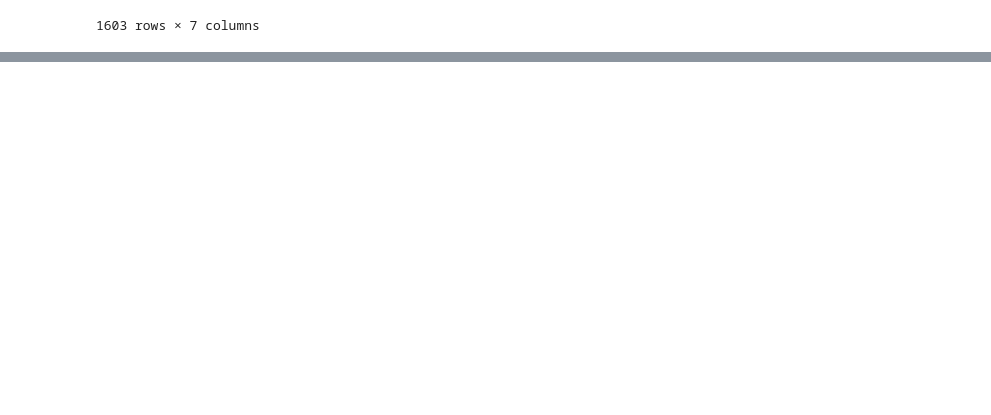
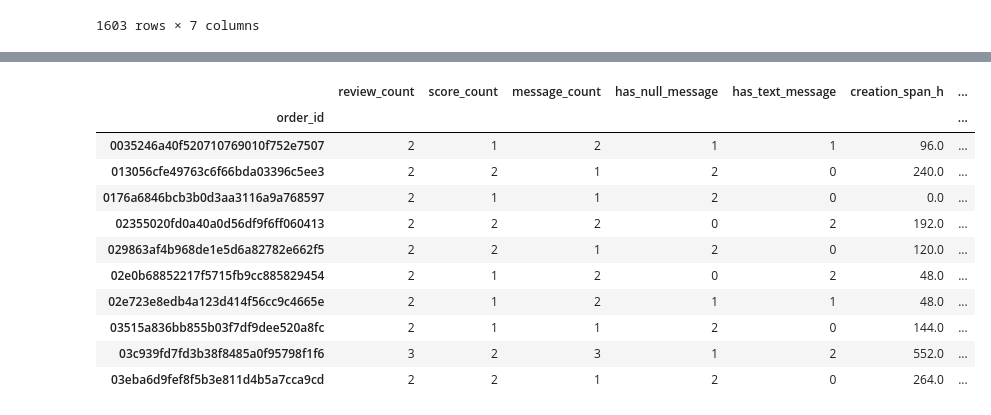
Before and after one commit to Hna2005/ecommerce-operations-analysis, a Jupyter notebook: notebooks/01-data-audit.ipynb, the cells around one changed output, grey strips where cells are left out. Drawn from its saved outputs; the diff is of its cells as text; code cells hidden in the pictures; blank space fills up the shorter version.

```diff
--- a/notebooks/01-data-audit.ipynb
+++ b/notebooks/01-data-audit.ipynb
@@ -397,0 +335,20 @@ same_score_no_message
+# %%
+# Ensure date columns are datetime dtype
+reviews["review_creation_date"] = pd.to_datetime(reviews["review_creation_date"])
+reviews["review_answer_timestamp"] = pd.to_datetime(reviews["review_answer_timestamp"])
+
+# Compute time spans between first and last review per order
+time_diff = (
+    reviews
+    .groupby("order_id")
+    .agg(
+        n_reviews=("review_id", "count"),
+        # Difference between latest and earliest creation date, in seconds
+        creation_span=("review_creation_date", lambda s: (s.max() - s.min()).total_seconds()),
+        # Difference between latest and earliest answer timestamp, in seconds
+        answer_span=("review_answer_timestamp", lambda s: (s.max() - s.min()).total_seconds()),
+    )
+    .query("n_reviews > 1")  # Keep only orders with more than 1 review
+)
+
+time_diff.head()
@@ -397,0 +363,30 @@ same_score_no_message
+# %%
+# Merge time-based features into review_group
+review_group_t = review_group.join(
+    time_diff[["creation_span", "answer_span"]],
+    how="left"
+)
+
+# Convert seconds to hours for readability
+review_group_t["creation_span_h"] = review_group_t["creation_span"] / 3600
+review_group_t["answer_span_h"] = review_group_t["answer_span"] / 3600
+
+# Show only multi-review orders
+review_group_t.query("review_count > 1")[
+    ["review_count", "score_count", "message_count",
+     "has_null_message", "has_text_message",
+     "creation_span_h", "answer_span_h"]
+].head(10)
+# %% [output]
+|  | review_count | score_count | message_count | has_null_message | has_text_message | creation_span_h | ... |
+| order_id |  |  |  |  |  |  | ... |
+| 0035246a40f520710769010f752e7507 | 2 | 1 | 2 | 1 | 1 | 96.0 | ... |
+| 013056cfe49763c6f66bda03396c5ee3 | 2 | 2 | 1 | 2 | 0 | 240.0 | ... |
+| 0176a6846bcb3b0d3aa3116a9a768597 | 2 | 1 | 1 | 2 | 0 | 0.0 | ... |
+| 02355020fd0a40a0d56df9f6ff060413 | 2 | 2 | 2 | 0 | 2 | 192.0 | ... |
+| 029863af4b968de1e5d6a82782e662f5 | 2 | 2 | 1 | 2 | 0 | 120.0 | ... |
+| 02e0b68852217f5715fb9cc885829454 | 2 | 1 | 2 | 0 | 2 | 48.0 | ... |
+| 02e723e8edb4a123d414f56cc9c4665e | 2 | 1 | 2 | 1 | 1 | 48.0 | ... |
+| 03515a836bb855b03f7df9dee520a8fc | 2 | 1 | 1 | 2 | 0 | 144.0 | ... |
+| 03c939fd7fd3b38f8485a0f95798f1f6 | 3 | 2 | 3 | 1 | 2 | 552.0 | ... |
+| 03eba6d9fef8f5b3e811d4b5a7cca9cd | 2 | 2 | 1 | 2 | 0 | 264.0 | ... |
```
Also changed, not shown: parts of 23 cells of this notebook.
